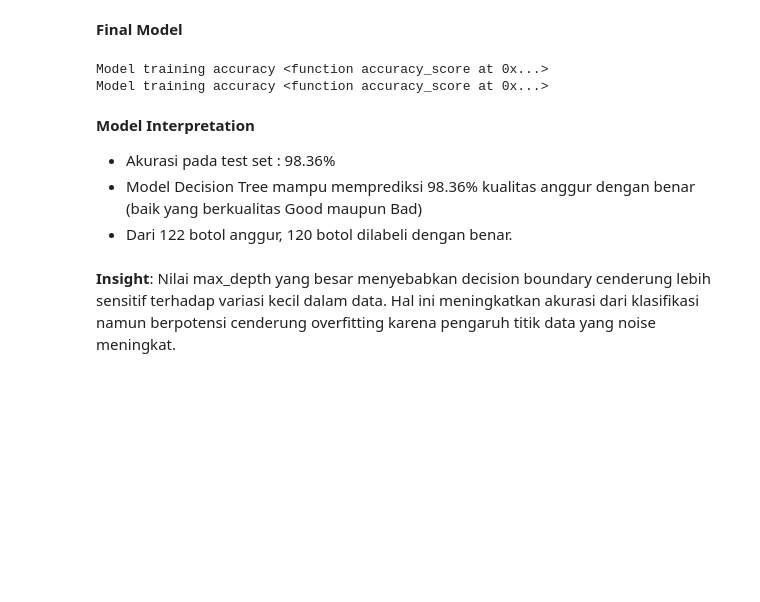
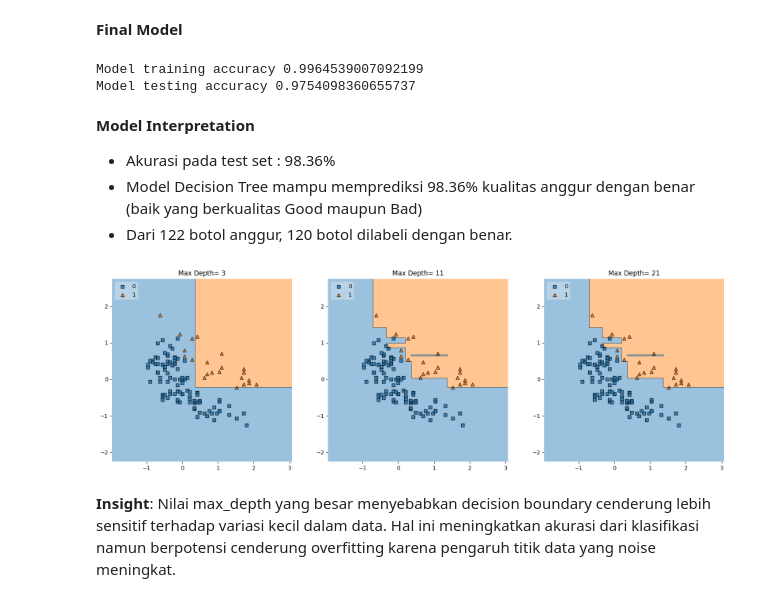
Before and after one commit to fikigayo/Bootcamp-Purwadhika, a Jupyter notebook: modul-3/m3_s6_decision_tree_blank.ipynb, the cells around one changed output. Drawn from its saved outputs; the diff is of its cells as text; code cells hidden in the pictures; blank space fills up the shorter version.

```diff
--- a/modul-3/m3_s6_decision_tree_blank.ipynb
+++ b/modul-3/m3_s6_decision_tree_blank.ipynb
@@ -483,23 +483,47 @@ plt.show()
 # %% [markdown]
 **Final Model**
 # %%
-best_estimator = DecisionTreeClassifier(max_depth = 9,criterion='entropy',random_state=42)
-best_estimator.fit(X_train, y_train)
+best_estimator = DecisionTreeClassifier(max_depth=9,criterion='entropy', random_state=42)
+best_estimator.fit(X_train,y_train)
 
 y_pred_train = estimator.predict(X_train)
 y_pred_test = estimator.predict(X_test)
 
-print(f'Model training accuracy {accuracy_score}')
-print(f'Model training accuracy {accuracy_score}')
+print(f'Model training accuracy {accuracy_score(y_train,y_pred_train)}')
+print(f'Model testing accuracy {accuracy_score(y_test,y_pred_test)}')
 # %% [output]
-Model training accuracy <function accuracy_score at 0x...>
-Model training accuracy <function accuracy_score at 0x...>
+Model training accuracy 0.9964539007092199
+Model testing accuracy 0.9754098360655737
 # %% [markdown]
 **Model Interpretation**
 
 - Akurasi pada test set : 98.36%
 - Model Decision Tree mampu memprediksi 98.36% kualitas anggur dengan benar (baik yang berkualitas Good maupun Bad)
 - Dari 122 botol anggur, 120 botol dilabeli dengan benar.
+# %%
+from mlxtend.plotting import plot_decision_regions
+
+# Assuming X has only two features
+fig, axes = plt.subplots(1, 3, figsize=(20, 6))
+
+for id, depth in enumerate([3, 11, 21]):
+
+    # define model
+    estimator = DecisionTreeClassifier(max_depth=depth, criterion='entropy', random_state=42)
+
+    # fitting model
+    estimator.fit(X_train_scale, y_train)
+
+    # Set title
+    axes[id].set_title(f'Max Depth= {depth}')
+
+    # Plot the decision boundaries
+    plot_decision_regions(X_test_scale, y_test.to_numpy(), clf=estimator, legend=2, ax=axes[id])
+
+# Show the plot
+plt.show()
+# %% [output]
+[figure, added]
 # %% [markdown]
 **Insight**: Nilai max_depth yang besar menyebabkan decision boundary cenderung lebih sensitif terhadap variasi kecil dalam data. Hal ini meningkatkan akurasi dari klasifikasi namun berpotensi cenderung overfitting karena pengaruh titik data yang noise meningkat.
 # %% [markdown]
```
Also changed, not shown: parts of 3 cells of this notebook, 6 other files.
